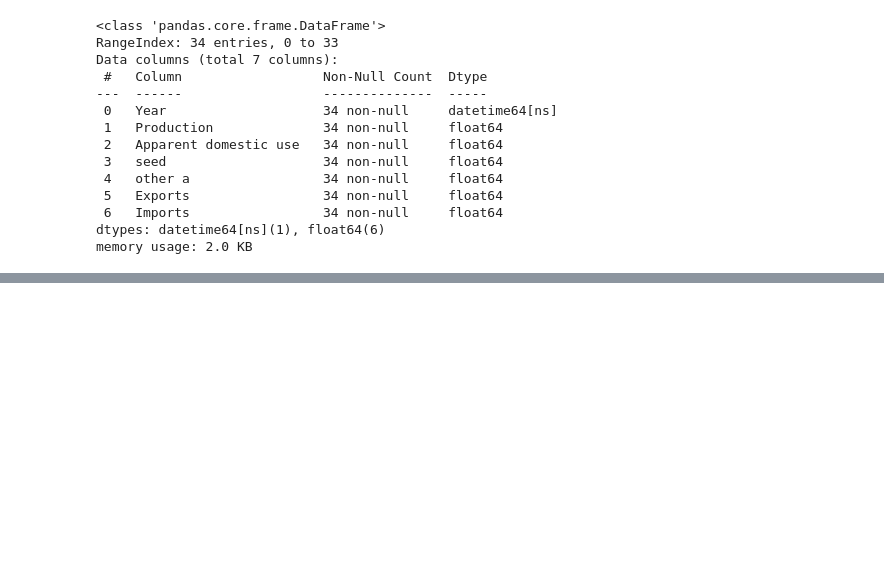
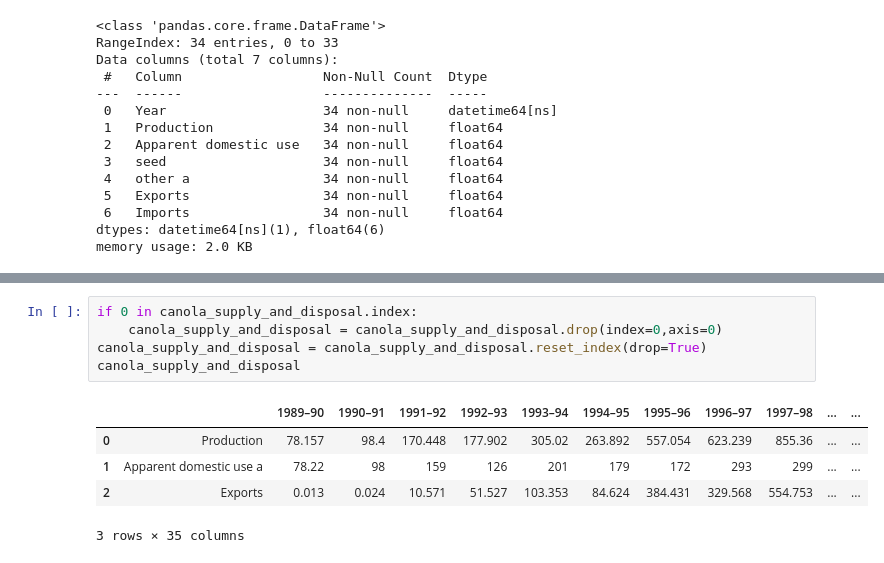
Before and after one commit to Moisebea/Crop_Report, a Jupyter notebook: OneDrive/Documents/Bureau/ABARES Dec Crop Report/Scraping_data.ipynb, the cells around one changed output, grey strips where cells are left out. Cells and saved outputs as stored; diff of their text form; blank space fills up the shorter version.

```diff
--- a/OneDrive/Documents/Bureau/ABARES Dec Crop Report/Scraping_data.ipynb
+++ b/OneDrive/Documents/Bureau/ABARES Dec Crop Report/Scraping_data.ipynb
@@ -1410,0 +1457,11 @@ memory usage: 2.0 KB
+# %%
+if 0 in canola_supply_and_disposal.index:
+    canola_supply_and_disposal = canola_supply_and_disposal.drop(index=0,axis=0)
+canola_supply_and_disposal = canola_supply_and_disposal.reset_index(drop=True)
+canola_supply_and_disposal
+# %% [output]
+|  |  | 1989–90 | 1990–91 | 1991–92 | 1992–93 | 1993–94 | 1994–95 | 1995–96 | 1996–97 | 1997–98 | ... | ... |
+| 0 | Production | 78.157 | 98.4 | 170.448 | 177.902 | 305.02 | 263.892 | 557.054 | 623.239 | 855.36 | ... | ... |
+| 1 | Apparent domestic use a | 78.22 | 98 | 159 | 126 | 201 | 179 | 172 | 293 | 299 | ... | ... |
+| 2 | Exports | 0.013 | 0.024 | 10.571 | 51.527 | 103.353 | 84.624 | 384.431 | 329.568 | 554.753 | ... | ... |
+3 rows × 35 columns
```
Also changed, not shown: parts of 15 cells of this notebook.
